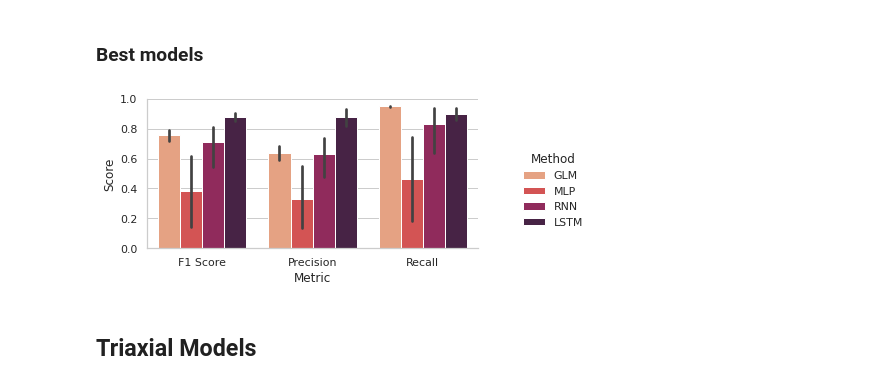
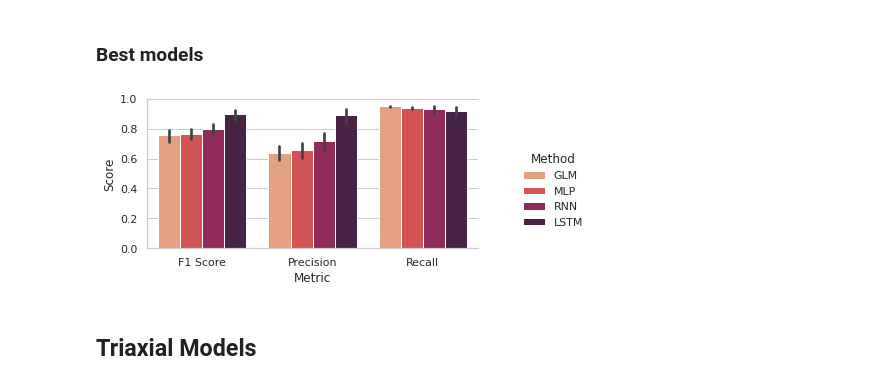
Before and after one commit to Trybnetic/tu7-acceleration-sleep-wake-classification, a Jupyter notebook: source/experiments/05_results.ipynb, the cells around one changed output. Saved outputs shown, nothing was run; the diff lists cells and outputs as text; code cells hidden in the pictures.

Commit message:
improves plotting

```diff
--- a/source/experiments/04_results.ipynb
+++ b/source/experiments/05_results.ipynb
@@ -91,31 +91,31 @@ for model in agg["Model"].unique():
 # %%
 data = pd.read_csv("results/exp04_test.csv")
 data = data[['Fold', 'Loss', 'Accuracy', 'Precision', 'Recall', 'F1 Score',
              'Hidden Dimension', 'Number of Layers', 'Initial Learning Rate',
              'Model', 'Ellapsed Time']]
 data.loc[:, "Method"] = data["Model"]
 
 # Select columns of interest
 columns = ['Fold', 'Accuracy', 'Precision', 'Recall', 'F1 Score', 'Method']
 
 # Get best models (see plots above)
 count_glm = data.loc[data["Method"] == "GLM", columns]
-best_count_mlp = data.loc[(data["Method"] == "MLP") & (data["Number of Layers"] == 1) & (data["Hidden Dimension"] == 1), columns]
-best_count_rnn = data.loc[(data["Method"] == "RNN") & (data["Number of Layers"] == 1) & (data["Hidden Dimension"] == 1), columns]
-best_count_lstm = data.loc[(data["Method"] == "LSTM") & (data["Number of Layers"] == 1) & (data["Hidden Dimension"] == 1), columns]
+best_count_mlp = data.loc[(data["Method"] == "MLP") & (data["Number of Layers"] == 2) & (data["Hidden Dimension"] == 8), columns]
+best_count_rnn = data.loc[(data["Method"] == "RNN") & (data["Number of Layers"] == 1) & (data["Hidden Dimension"] == 4), columns]
+best_count_lstm = data.loc[(data["Method"] == "LSTM") & (data["Number of Layers"] == 1) & (data["Hidden Dimension"] == 2), columns]
 
 # Concat results
 best_count_models = pd.concat([count_glm, best_count_mlp, best_count_rnn, best_count_lstm])
 best_count_models = pd.melt(best_count_models, id_vars=['Method'],
                   value_vars=['F1 Score', 'Precision', 'Recall'],
                   var_name='Metric', value_name='Score')
 
 # Plot results
 g = sns.catplot(x="Metric", y="Score", hue="Method", kind="bar", data=best_count_models, height=HEIGHT, aspect=ASPECT, palette = 'rocket_r')
 g.set(ylim=(0,1))
 plt.tight_layout(rect=(0,0,.8,1))
 # %% [output]
-[figure, old version]
+[figure, new version]
 # %% [markdown]
 ## Triaxial Models
 # %% [markdown]
```
Also changed, not shown: parts of 3 cells of this notebook, 1 other file.
